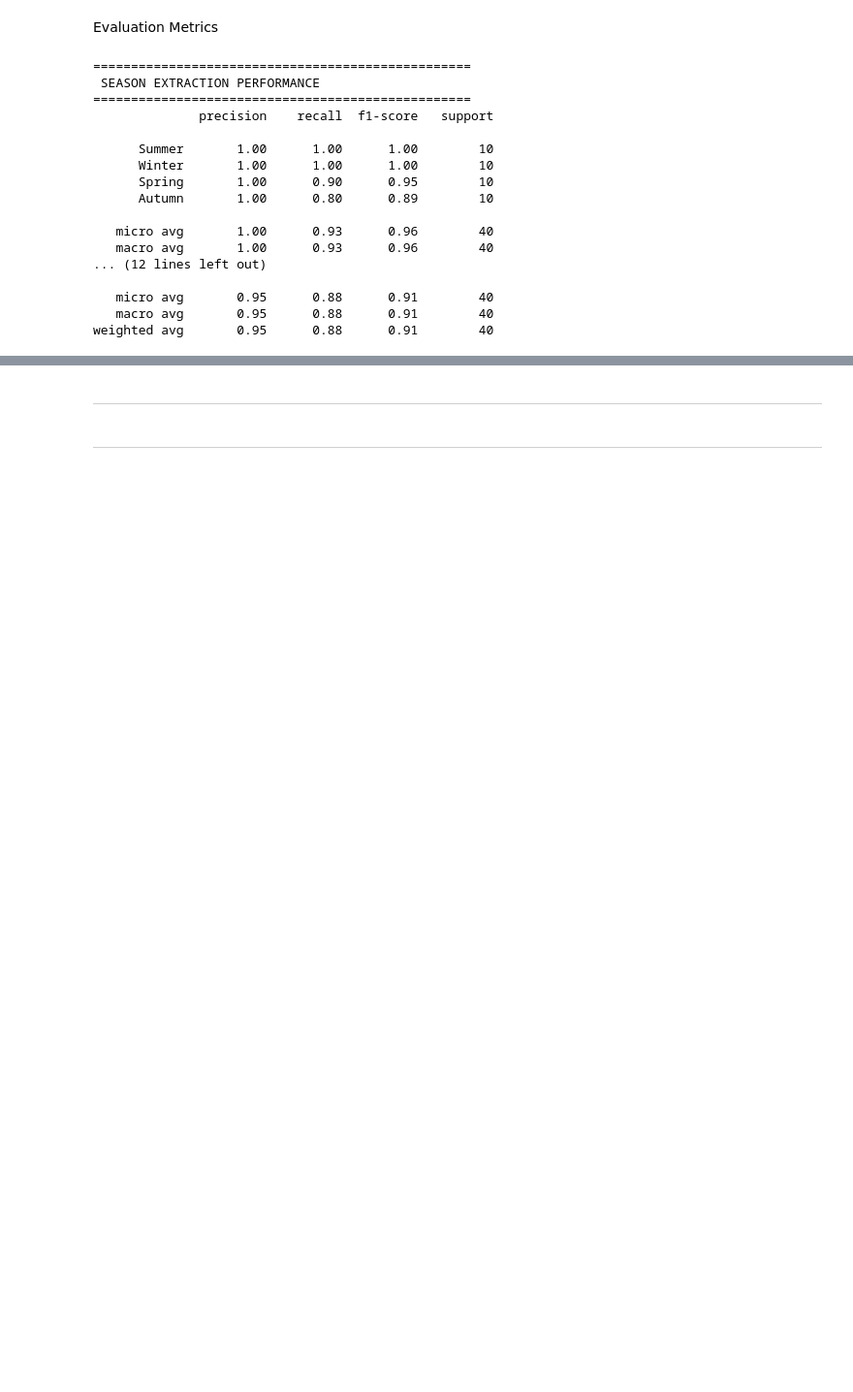
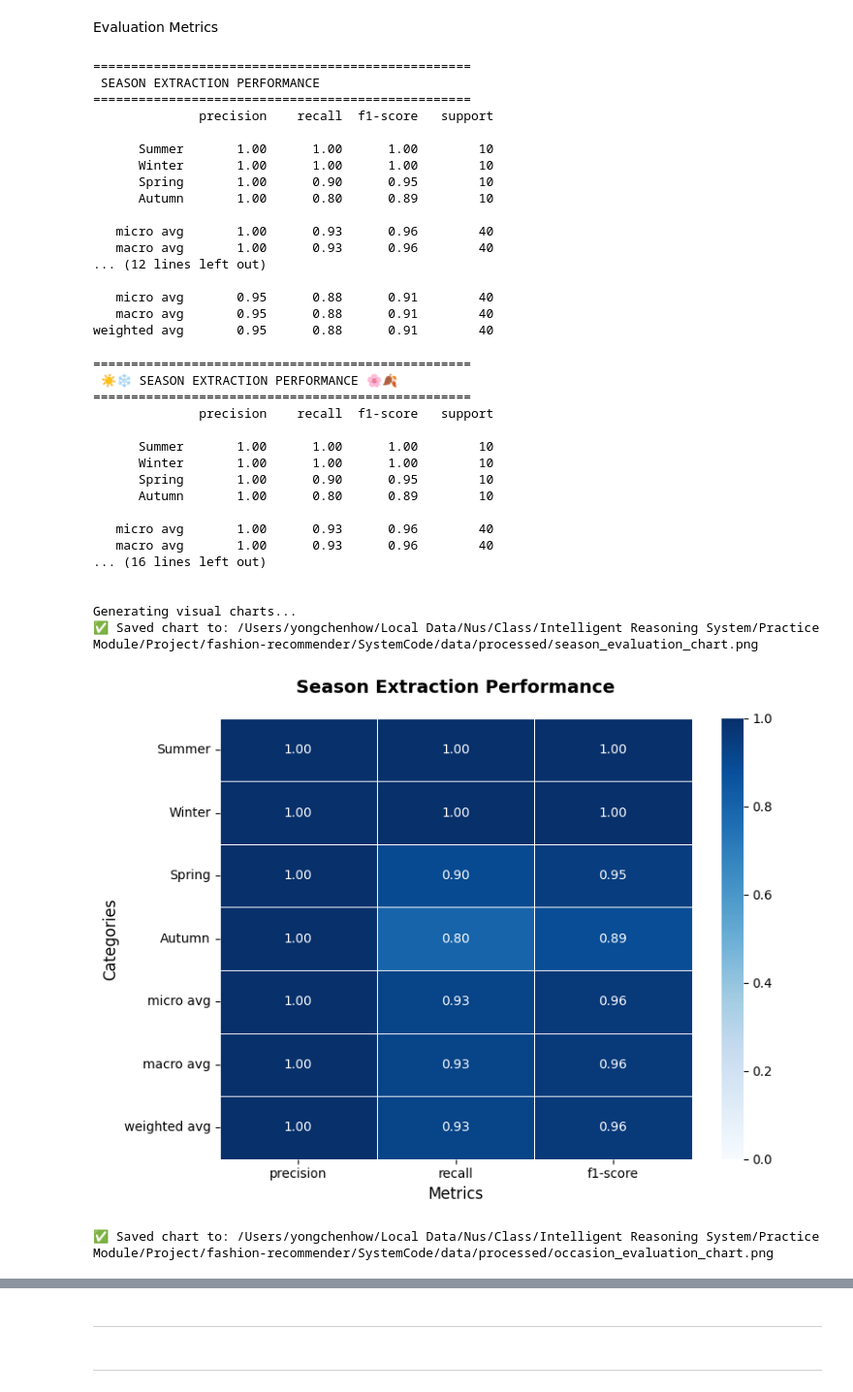
Before and after one commit to victorjongsoon/fashion-recommender, a Jupyter notebook: SystemCode/services/recommender-service/kg/DataProcess.ipynb, the cells around one changed output, grey strips where cells are left out. Shown at 97% size. Saved outputs shown, nothing was run; the diff lists cells and outputs as text; code cells hidden in the pictures; blank space fills up the shorter version.

```diff
--- a/SystemCode/services/recommender-service/kg/DataProcess.ipynb
+++ b/SystemCode/services/recommender-service/kg/DataProcess.ipynb
@@ -1247,3 +1255,83 @@ print(classification_report(y_true_occasion, y_pred_occasion, labels=occasion_la
    micro avg       0.95      0.88      0.91        40
    macro avg       0.95      0.88      0.91        40
 weighted avg       0.95      0.88      0.91        40
+# %%
+import matplotlib.pyplot as plt
+import seaborn as sns
+import pandas as pd
+
+# 5. Print Text Reports AND Export Charts
+
+# Define exactly what words to grade
+season_labels = ["Summer", "Winter", "Spring", "Autumn"]
+occasion_labels = ["Formal", "Sport", "Party", "Casual"]
+
+# --- PART A: Print the Text Results ---
+print("=" * 50)
+print(" ☀️❄️ SEASON EXTRACTION PERFORMANCE 🌸🍂 ")
+print("=" * 50)
+print(classification_report(y_true_season, y_pred_season, labels=season_labels, zero_division=0))
+
+print("\n" + "=" * 50)
+print(" 🥂👔 OCCASION EXTRACTION PERFORMANCE 👟👕 ")
+print("=" * 50)
+print(classification_report(y_true_occasion, y_pred_occasion, labels=occasion_labels, zero_division=0))
+
+
+# --- PART B: Generate and Save the Charts ---
+print("\nGenerating visual charts...")
+
+# 1. Define your output directory and make sure it exists!
+OUTPUT_DIR = project_root / "data" / "processed"
+OUTPUT_DIR.mkdir(parents=True, exist_ok=True) # Safety check
+
+# Get the reports as dictionaries for the graphing tool
+season_report_dict = classification_report(y_true_season, y_pred_season, labels=season_labels, zero_division=0, output_dict=True)
+occasion_report_dict = classification_report(y_true_occasion, y_pred_occasion, labels=occasion_labels, zero_division=0, output_dict=True)
+
+def plot_classification_report(report_dict, title, filepath):
+    df = pd.DataFrame(report_dict).iloc[:-1, :].T
+
+    plt.figure(figsize=(8, 6))
+    sns.heatmap(df, annot=True, cmap="Blues", fmt=".2f", vmin=0, vmax=1, linewidths=.5)
+
+    plt.title(title, pad=20, fontsize=14, fontweight='bold')
+    plt.ylabel('Categories', fontsize=12)
+    plt.xlabel('Metrics', fontsize=12)
+    plt.tight_layout()
+
+    # Save the chart using the full filepath
+    plt.savefig(filepath, dpi=300, bbox_inches='tight')
+
+    # Because 'filepath' is a Path object, we can print its exact location nicely
+    print(f"✅ Saved chart to: {filepath.absolute()}")
+
+    plt.show()
+
+# 2. Combine the OUTPUT_DIR with the filenames using the '/' operator
+season_file = OUTPUT_DIR / "season_evaluation_chart.png"
+occasion_file = OUTPUT_DIR / "occasion_evaluation_chart.png"
+
+# Run the graphing function
+plot_classification_report(season_report_dict, "Season Extraction Performance", season_file)
+plot_classification_report(occasion_report_dict, "Occasion Extraction Performance", occasion_file)
+# %% [output]
+==================================================
+ ☀️❄️ SEASON EXTRACTION PERFORMANCE 🌸🍂
+==================================================
+              precision    recall  f1-score   support
+
+      Summer       1.00      1.00      1.00        10
+      Winter       1.00      1.00      1.00        10
+      Spring       1.00      0.90      0.95        10
+      Autumn       1.00      0.80      0.89        10
+
+   micro avg       1.00      0.93      0.96        40
+   macro avg       1.00      0.93      0.96        40
+... (16 lines left out)
+
+
+Generating visual charts...
+✅ Saved chart to: /Users/yongchenhow/Local Data/Nus/Class/Intelligent Reasoning System/Practice Module/Project/fashion-recommender/SystemCode/data/processed/season_evaluation_chart.png
+[figure, added]
+✅ Saved chart to: /Users/yongchenhow/Local Data/Nus/Class/Intelligent Reasoning System/Practice Module/Project/fashion-recommender/SystemCode/data/processed/occasion_evaluation_chart.png
```
Also changed, not shown: parts of 15 cells of this notebook.
